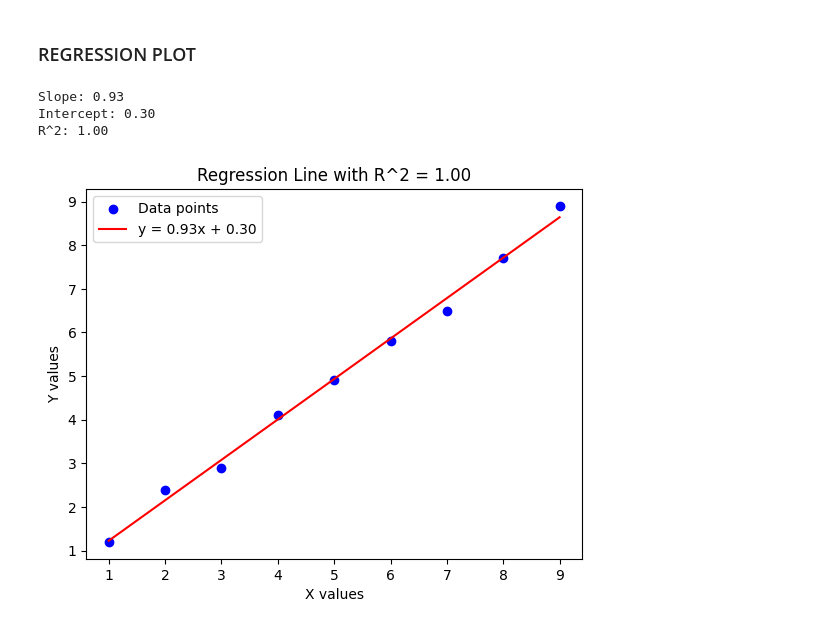
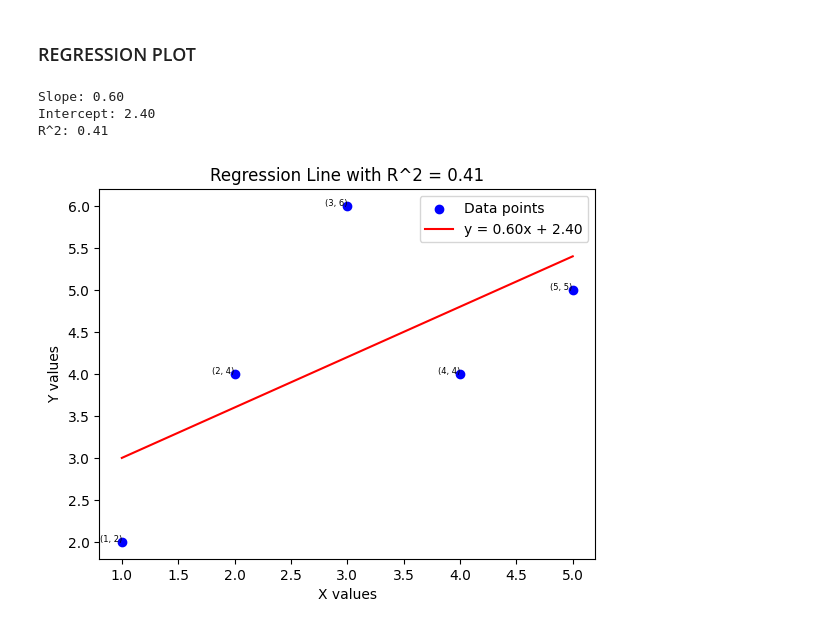
Before and after one commit to NeerajaJayanthy/Data-Visualisation-using-python, a Jupyter notebook: module_1.ipynb, the cells around one changed output. Cells and saved outputs as stored; diff of their text form; code cells hidden in the pictures.

```diff
--- a/module_1.ipynb
+++ b/module_1.ipynb
@@ -433,8 +433,8 @@ import numpy as np
 import matplotlib.pyplot as plt
 
 # Sample data
-X = np.array([1, 2, 3, 4, 5, 6, 7, 8, 9])
-Y = np.array([1.2, 2.4, 2.9, 4.1, 4.9, 5.8, 6.5, 7.7, 8.9])
+X = np.array([1, 2, 3, 4, 5])
+Y = np.array([2,4,6,4,5])
 
 # Step 1: Calculate the mean of X and Y
 mean_x = np.mean(X)
@@ -443,34 +443,39 @@ mean_y = np.mean(Y)
 # Step 2: Calculate the slope using the formula
 numerator = np.sum((X - mean_x) * (Y - mean_y))
 denominator = np.sum((X - mean_x) ** 2)
 slope = numerator / denominator
 
 # Step 3: Calculate the intercept
 intercept = mean_y - (slope * mean_x)
 
 # Step 4: Predict Y values based on the regression line
 Y_pred = slope * X + intercept
 
 # Step 5: Calculate R^2 (coefficient of determination)
 ss_total = np.sum((Y - mean_y) ** 2)  # Total sum of squares
 ss_residual = np.sum((Y - Y_pred) ** 2)  # Residual sum of squares
 r_squared = 1 - (ss_residual / ss_total)
 
 # Step 6: Display the slope, intercept, and R^2
 print(f"Slope: {slope:.2f}")
 print(f"Intercept: {intercept:.2f}")
 print(f"R^2: {r_squared:.2f}")
 
+for i in range(len(X)):
+    plt.text(X[i], Y[i], f'({X[i]}, {Y[i]})', fontsize=6, ha='right')
+
+
+
 # Step 7: Plot the data and regression line
 plt.scatter(X, Y, color='blue', label='Data points')
 plt.plot(X, Y_pred, color='red', label=f'y = {slope:.2f}x + {intercept:.2f}')
 plt.xlabel('X values')
 plt.ylabel('Y values')
 plt.title(f'Regression Line with R^2 = {r_squared:.2f}')
 plt.legend()
 plt.show()
 # %% [output]
-Slope: 0.93
-Intercept: 0.30
-R^2: 1.00
+Slope: 0.60
+Intercept: 2.40
+R^2: 0.41
-[figure, old version]
+[figure, new version]
```
Also changed, not shown: parts of 7 cells of this notebook.
